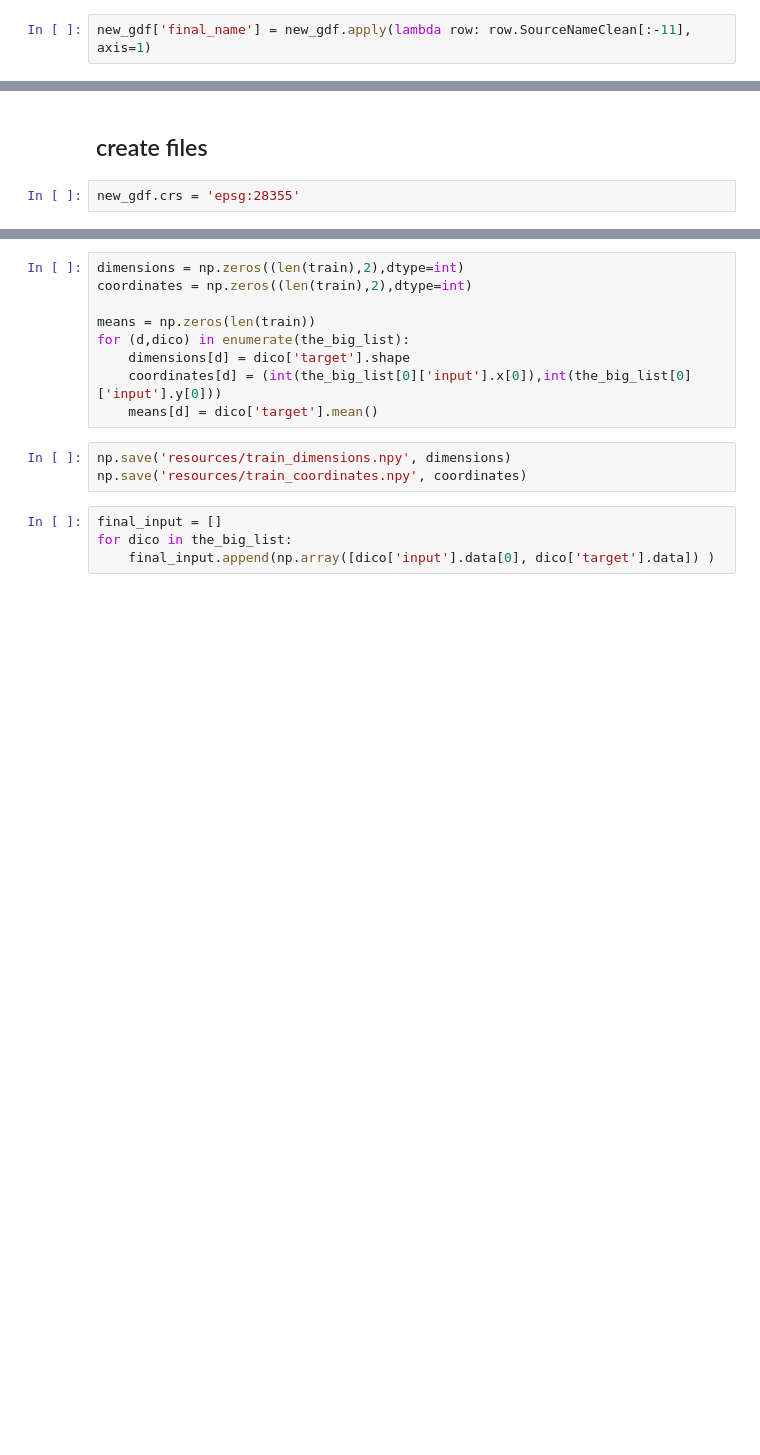
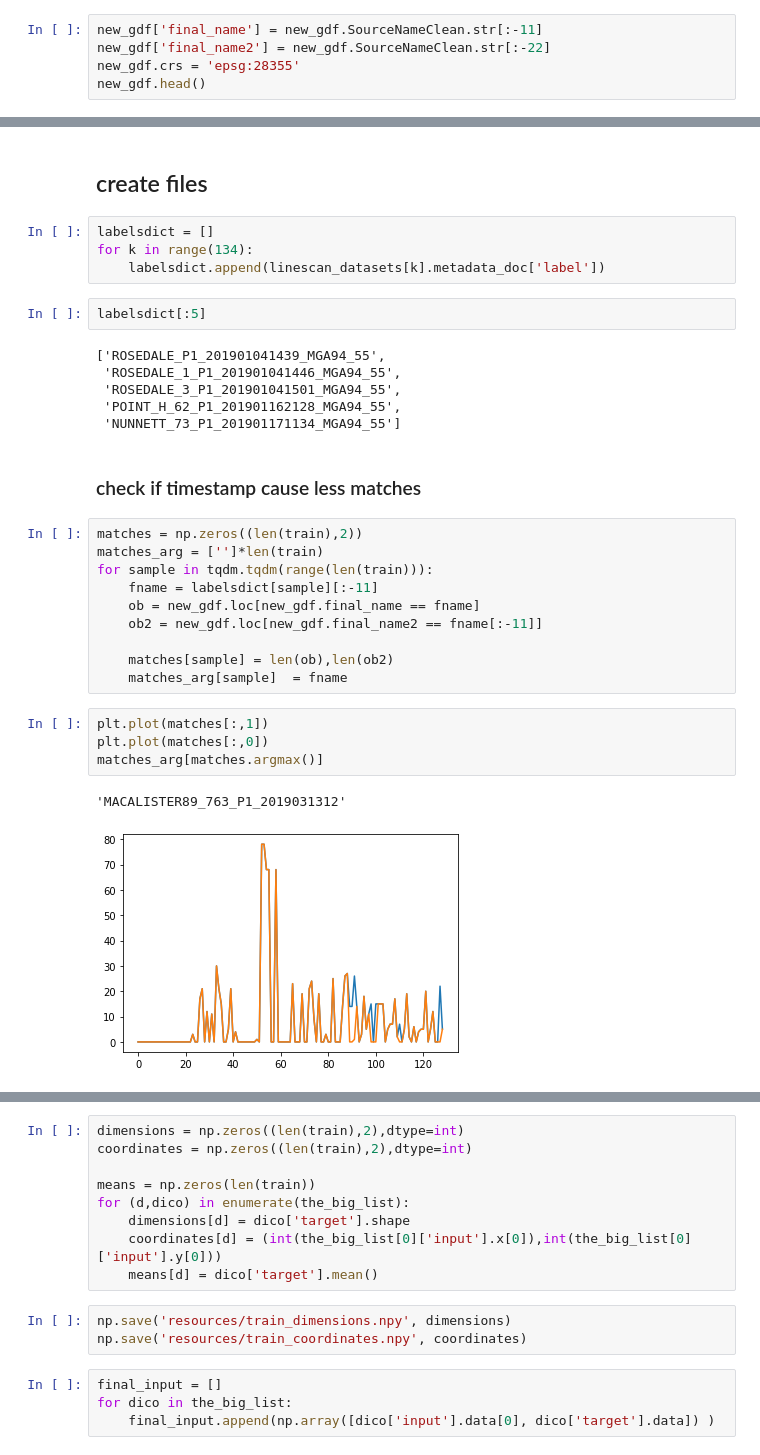
Before and after one commit to rubenfh/2021-Better-Working-World-Data-Challenge, a Jupyter notebook: notebooks/03_EY_challenge1/CleanDataExtraction.ipynb, the cells around one changed output, grey strips where cells are left out. Cells and saved outputs as stored; diff of their text form; blank space fills up the shorter version.

```diff
--- a/notebooks/03_EY_challenge1/CleanDataExtraction.ipynb
+++ b/notebooks/03_EY_challenge1/CleanDataExtraction.ipynb
@@ -227,4 +208,7 @@ new_gdf.head()
 C'est du au fait que les minutes sur les composites ne sont pas exactes
 Or on a 0 train files qui sont les mêmes a une heure pret: solution, on enlève les minutes
-# %%
-new_gdf['final_name'] = new_gdf.apply(lambda row: row.SourceNameClean[:-11], axis=1)
+# %%
+new_gdf['final_name'] = new_gdf.SourceNameClean.str[:-11]
+new_gdf['final_name2'] = new_gdf.SourceNameClean.str[:-22]
+new_gdf.crs = 'epsg:28355'
+new_gdf.head()
@@ -256,4 +253,33 @@ check[check.is_in_shortest == False]
 # %% [markdown]
 ## create files
-# %%
-new_gdf.crs = 'epsg:28355'
+# %%
+labelsdict = []
+for k in range(134):
+    labelsdict.append(linescan_datasets[k].metadata_doc['label'])
+# %%
+labelsdict[:5]
+# %% [output]
+['ROSEDALE_P1_201901041439_MGA94_55',
+ 'ROSEDALE_1_P1_201901041446_MGA94_55',
+ 'ROSEDALE_3_P1_201901041501_MGA94_55',
+ 'POINT_H_62_P1_201901162128_MGA94_55',
+ 'NUNNETT_73_P1_201901171134_MGA94_55']
+# %% [markdown]
+### check if timestamp cause less matches
+# %%
+matches = np.zeros((len(train),2))
+matches_arg = ['']*len(train)
+for sample in tqdm.tqdm(range(len(train))):
+    fname = labelsdict[sample][:-11]
+    ob = new_gdf.loc[new_gdf.final_name == fname]
+    ob2 = new_gdf.loc[new_gdf.final_name2 == fname[:-11]]
+
+    matches[sample] = len(ob),len(ob2)
+    matches_arg[sample]  = fname
+# %%
+plt.plot(matches[:,1])
+plt.plot(matches[:,0])
+matches_arg[matches.argmax()]
+# %% [output]
+'MACALISTER89_763_P1_2019031312'
+[figure, added]
```
Also changed, not shown: parts of 22 cells of this notebook, 1 other file.
